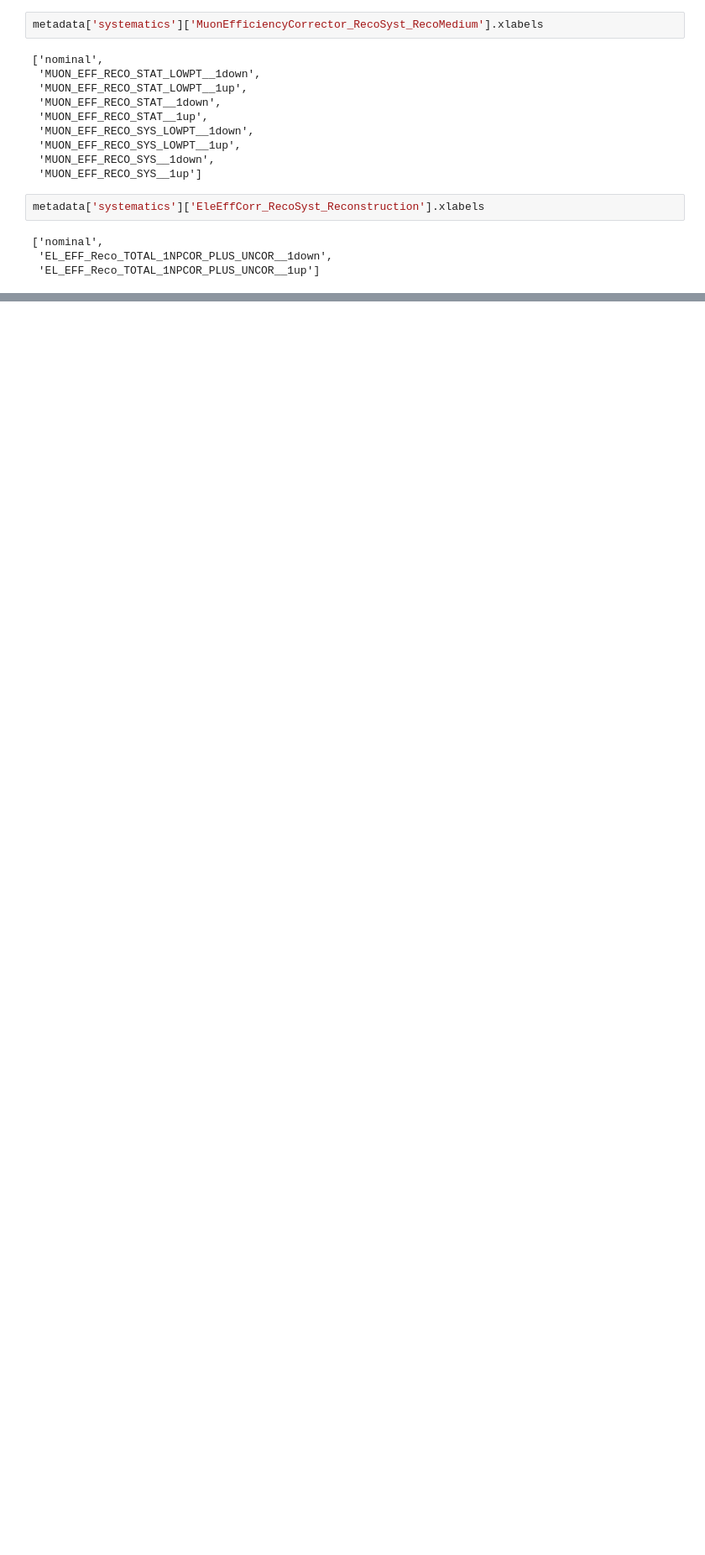
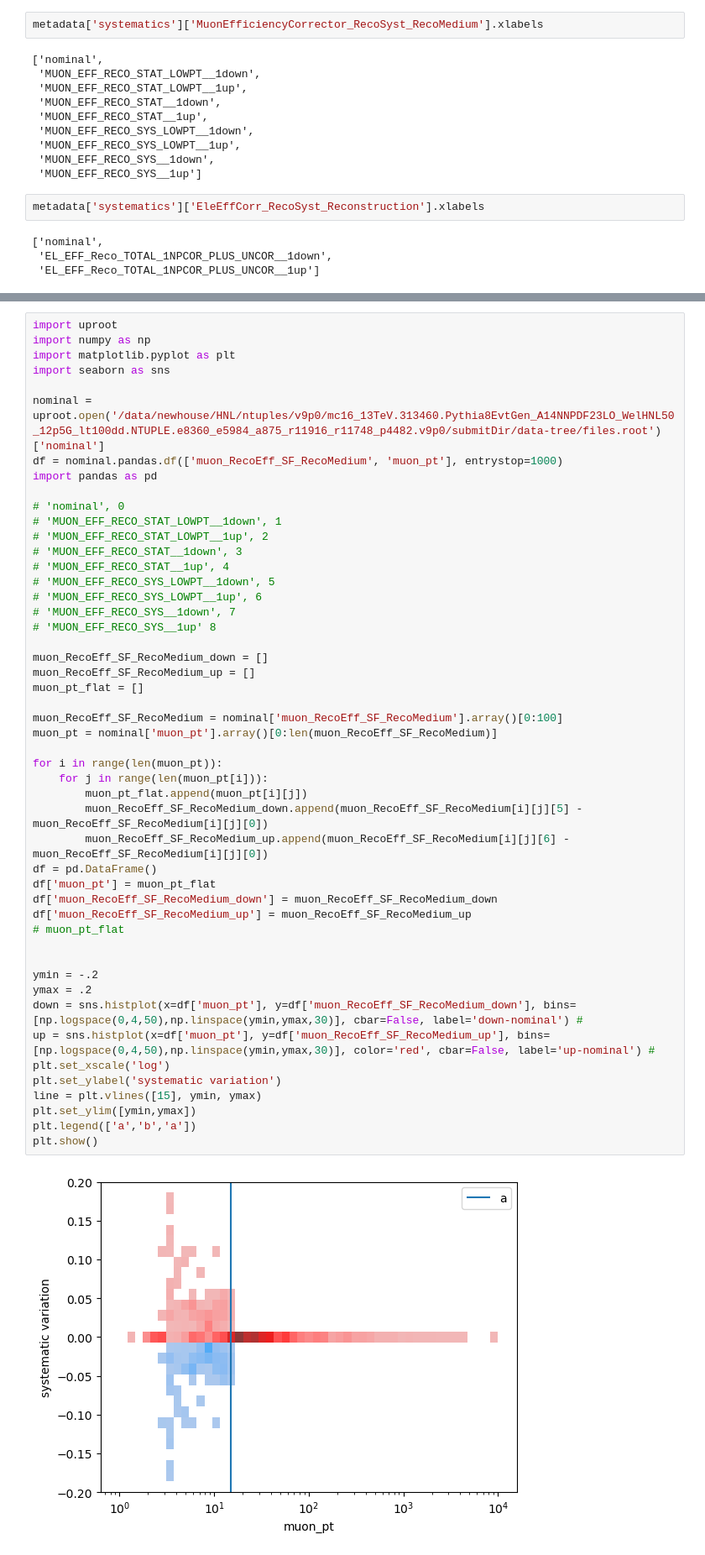
Before and after one commit to robinnewhouse/DHNLAnalysisNotebooks, a Jupyter notebook: systematics/leptons/print_systematics.ipynb, the cells around one changed output, grey strips where cells are left out. Shown at 84% size. Cells and saved outputs as stored; diff of their text form; blank space fills up the shorter version.

```diff
--- a/systematics/leptons/print_systematics.ipynb
+++ b/systematics/leptons/print_systematics.ipynb
@@ -140,0 +256,51 @@ KeyboardInterrupt:
+# %%
+import uproot
+import numpy as np
+import matplotlib.pyplot as plt
+import seaborn as sns
+
+nominal = uproot.open('/data/newhouse/HNL/ntuples/v9p0/mc16_13TeV.313460.Pythia8EvtGen_A14NNPDF23LO_WelHNL50_12p5G_lt100dd.NTUPLE.e8360_e5984_a875_r11916_r11748_p4482.v9p0/submitDir/data-tree/files.root')['nominal']
+df = nominal.pandas.df(['muon_RecoEff_SF_RecoMedium', 'muon_pt'], entrystop=1000)
+import pandas as pd
+
+# 'nominal', 0
+# 'MUON_EFF_RECO_STAT_LOWPT__1down', 1
+# 'MUON_EFF_RECO_STAT_LOWPT__1up', 2
+# 'MUON_EFF_RECO_STAT__1down', 3
+# 'MUON_EFF_RECO_STAT__1up', 4
+# 'MUON_EFF_RECO_SYS_LOWPT__1down', 5
+# 'MUON_EFF_RECO_SYS_LOWPT__1up', 6
+# 'MUON_EFF_RECO_SYS__1down', 7
+# 'MUON_EFF_RECO_SYS__1up' 8
+
+muon_RecoEff_SF_RecoMedium_down = []
+muon_RecoEff_SF_RecoMedium_up = []
+muon_pt_flat = []
+
+muon_RecoEff_SF_RecoMedium = nominal['muon_RecoEff_SF_RecoMedium'].array()[0:100]
+muon_pt = nominal['muon_pt'].array()[0:len(muon_RecoEff_SF_RecoMedium)]
+
+for i in range(len(muon_pt)):
+    for j in range(len(muon_pt[i])):
+        muon_pt_flat.append(muon_pt[i][j])
+        muon_RecoEff_SF_RecoMedium_down.append(muon_RecoEff_SF_RecoMedium[i][j][5] - muon_RecoEff_SF_RecoMedium[i][j][0])
+        muon_RecoEff_SF_RecoMedium_up.append(muon_RecoEff_SF_RecoMedium[i][j][6] - muon_RecoEff_SF_RecoMedium[i][j][0])
+df = pd.DataFrame()
+df['muon_pt'] = muon_pt_flat
+df['muon_RecoEff_SF_RecoMedium_down'] = muon_RecoEff_SF_RecoMedium_down
+df['muon_RecoEff_SF_RecoMedium_up'] = muon_RecoEff_SF_RecoMedium_up
+# muon_pt_flat
+
+
+ymin = -.2
+ymax = .2
+down = sns.histplot(x=df['muon_pt'], y=df['muon_RecoEff_SF_RecoMedium_down'], bins=[np.logspace(0,4,50),np.linspace(ymin,ymax,30)], cbar=False, label='down-nominal') #
+up = sns.histplot(x=df['muon_pt'], y=df['muon_RecoEff_SF_RecoMedium_up'], bins=[np.logspace(0,4,50),np.linspace(ymin,ymax,30)], color='red', cbar=False, label='up-nominal') #
+plt.set_xscale('log')
+plt.set_ylabel('systematic variation')
+line = plt.vlines([15], ymin, ymax)
+plt.set_ylim([ymin,ymax])
+plt.legend(['a','b','a'])
+plt.show()
+# %% [output]
+[figure, added]
```
Also changed, not shown: parts of 9 cells of this notebook, 41 other files.
